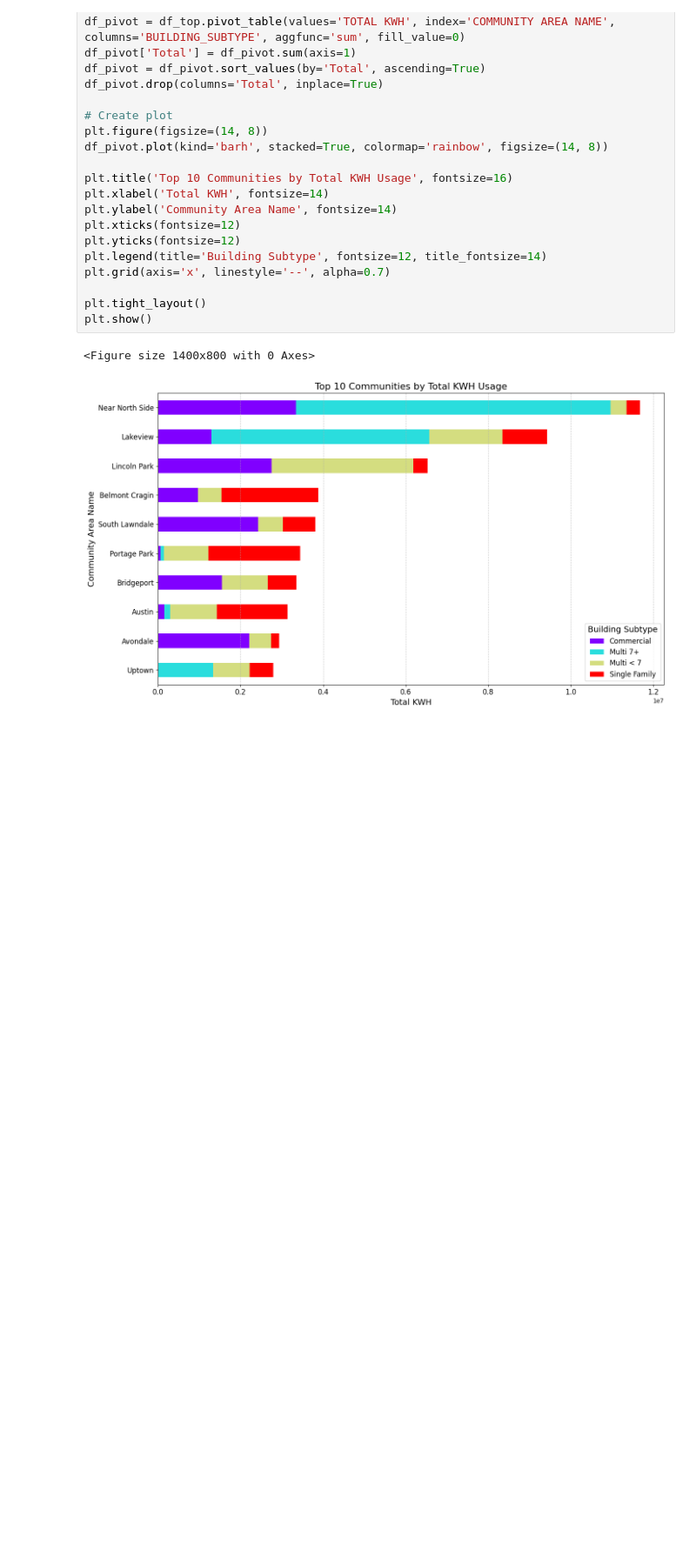
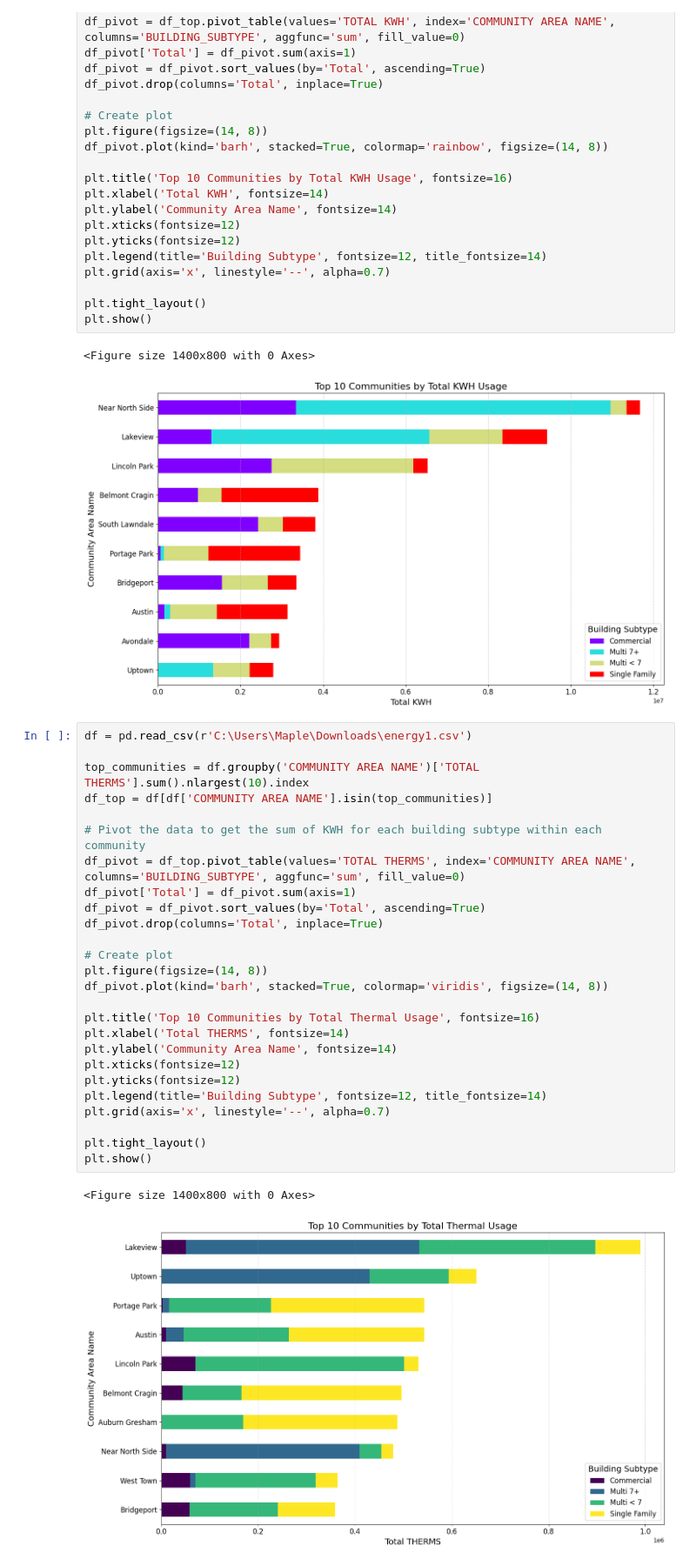
Before and after one commit to trane07/trane07.github.io, a Jupyter notebook: python_notebooks/context2.ipynb, the cells around one changed output. Shown at 87% size. Drawn from its saved outputs; the diff is of its cells as text; blank space fills up the shorter version.

```diff
--- a/python_notebooks/context2.ipynb
+++ b/python_notebooks/context2.ipynb
@@ -31,3 +31,32 @@ plt.show()
 # %% [output]
 <Figure size 1400x800 with 0 Axes>
 [figure]
+# %%
+df = pd.read_csv(r'C:\Users\Maple\Downloads\energy1.csv')
+
+top_communities = df.groupby('COMMUNITY AREA NAME')['TOTAL THERMS'].sum().nlargest(10).index
+df_top = df[df['COMMUNITY AREA NAME'].isin(top_communities)]
+
+# Pivot the data to get the sum of KWH for each building subtype within each community
+df_pivot = df_top.pivot_table(values='TOTAL THERMS', index='COMMUNITY AREA NAME', columns='BUILDING_SUBTYPE', aggfunc='sum', fill_value=0)
+df_pivot['Total'] = df_pivot.sum(axis=1)
+df_pivot = df_pivot.sort_values(by='Total', ascending=True)
+df_pivot.drop(columns='Total', inplace=True)
+
+# Create plot
+plt.figure(figsize=(14, 8))
+df_pivot.plot(kind='barh', stacked=True, colormap='viridis', figsize=(14, 8))
+
+plt.title('Top 10 Communities by Total Thermal Usage', fontsize=16)
+plt.xlabel('Total THERMS', fontsize=14)
+plt.ylabel('Community Area Name', fontsize=14)
+plt.xticks(fontsize=12)
+plt.yticks(fontsize=12)
+plt.legend(title='Building Subtype', fontsize=12, title_fontsize=14)
+plt.grid(axis='x', linestyle='--', alpha=0.7)
+
+plt.tight_layout()
+plt.show()
+# %% [output]
+<Figure size 1400x800 with 0 Axes>
+[figure, added]
```
Also changed, not shown: 1 other file.
